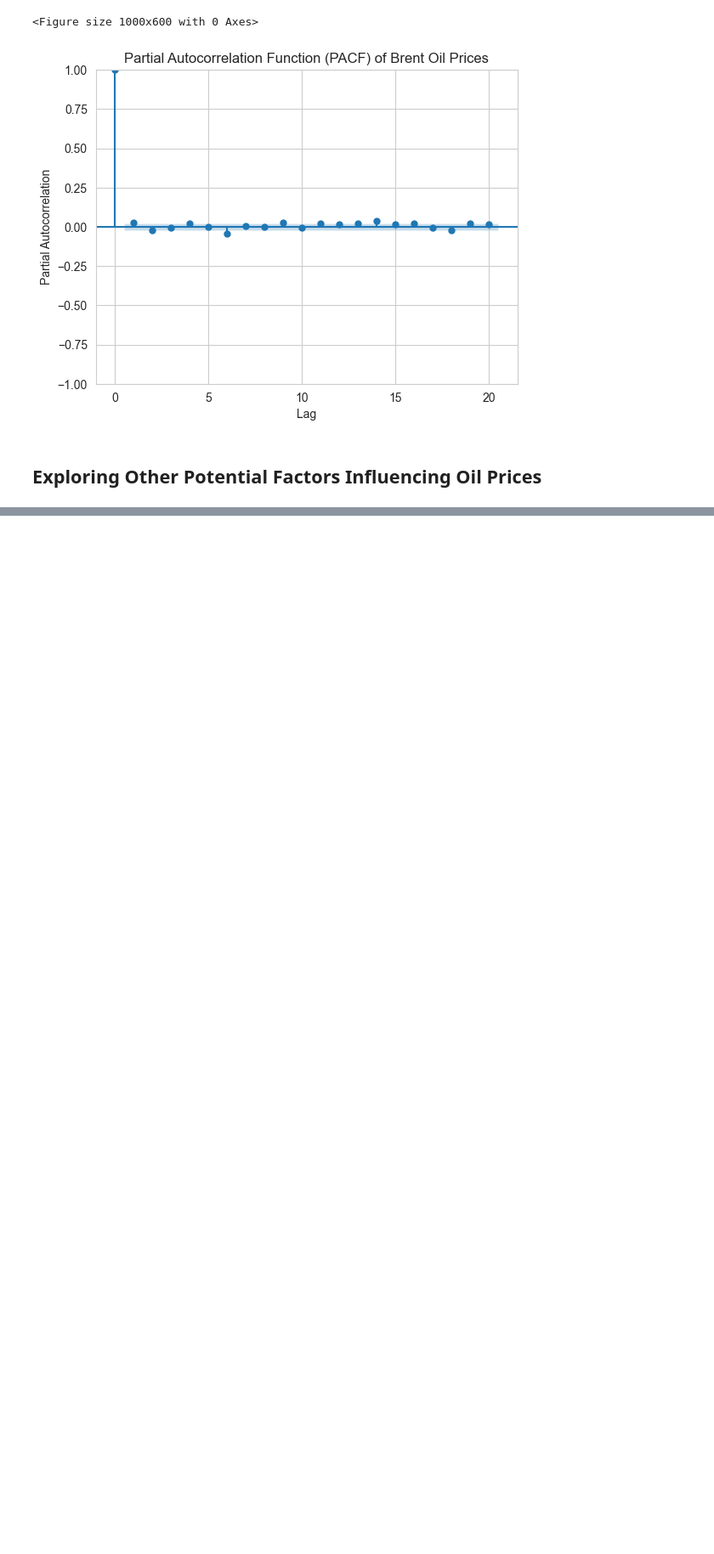
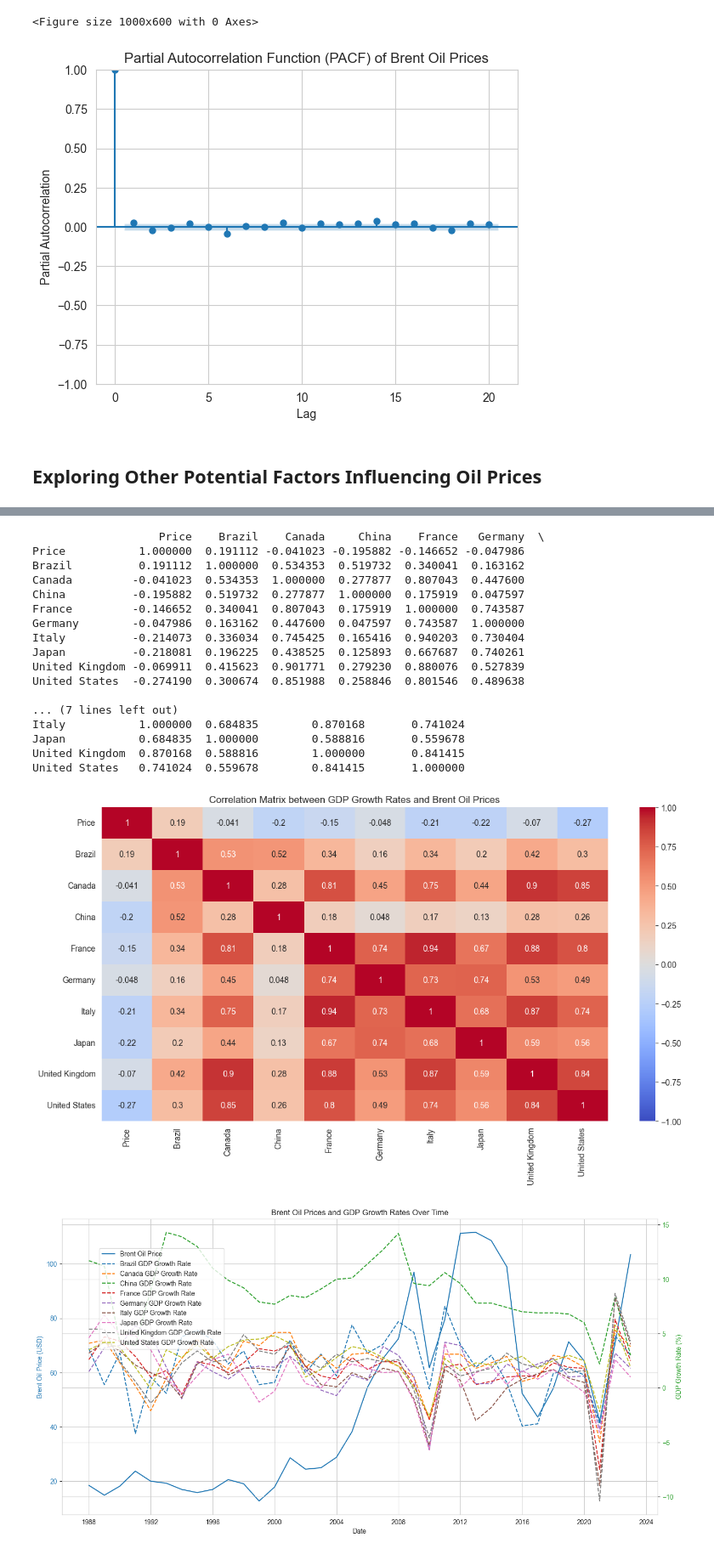
Before and after one commit to Daniel-Andarge/AiML-brent-oil-price-analysis, a Jupyter notebook: notebooks/eda.ipynb, the cells around one changed output, grey strips where cells are left out. Shown: that part at 85% size. Cells and saved outputs as stored; diff of their text form; code cells hidden in the pictures; blank space fills up the shorter version.

```diff
--- a/notebooks/eda.ipynb
+++ b/notebooks/eda.ipynb
@@ -70,0 +145,8 @@ visualize_acf_pacf(brent_oil_df, diff_level)
+# %%
+# path to the CSV file
+filename1 = 'merged_oil_gdp_rate.parquet'
+
+
+path1 = os.path.join('..', 'data/processed', filename1)
+# Load dataset
+merged_data = load_data(path1)
@@ -70,0 +163,22 @@ visualize_acf_pacf(brent_oil_df, diff_level)
+# %%
+analyze_gdp_and_oil_prices(merged_data)
+# %% [output]
+                   Price    Brazil    Canada     China    France   Germany  \
+Price           1.000000  0.191112 -0.041023 -0.195882 -0.146652 -0.047986
+Brazil          0.191112  1.000000  0.534353  0.519732  0.340041  0.163162
+Canada         -0.041023  0.534353  1.000000  0.277877  0.807043  0.447600
+China          -0.195882  0.519732  0.277877  1.000000  0.175919  0.047597
+France         -0.146652  0.340041  0.807043  0.175919  1.000000  0.743587
+Germany        -0.047986  0.163162  0.447600  0.047597  0.743587  1.000000
+Italy          -0.214073  0.336034  0.745425  0.165416  0.940203  0.730404
+Japan          -0.218081  0.196225  0.438525  0.125893  0.667687  0.740261
+United Kingdom -0.069911  0.415623  0.901771  0.279230  0.880076  0.527839
+United States  -0.274190  0.300674  0.851988  0.258846  0.801546  0.489638
+
+... (7 lines left out)
+Italy           1.000000  0.684835        0.870168       0.741024
+Japan           0.684835  1.000000        0.588816       0.559678
+United Kingdom  0.870168  0.588816        1.000000       0.841415
+United States   0.741024  0.559678        0.841415       1.000000
+[figure, added]
+[figure, added]
```
Also changed, not shown: parts of 12 cells of this notebook, 2 other files.
